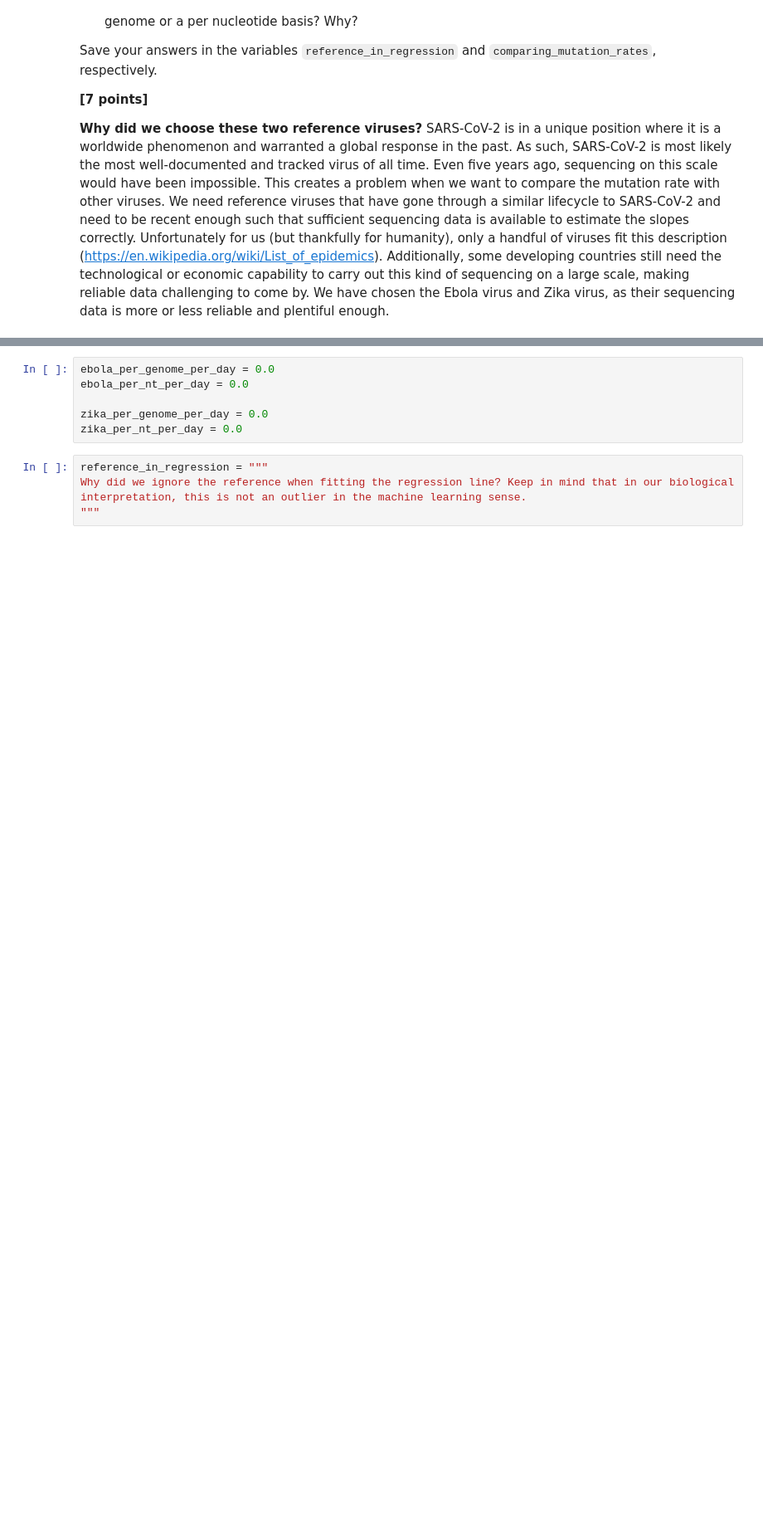
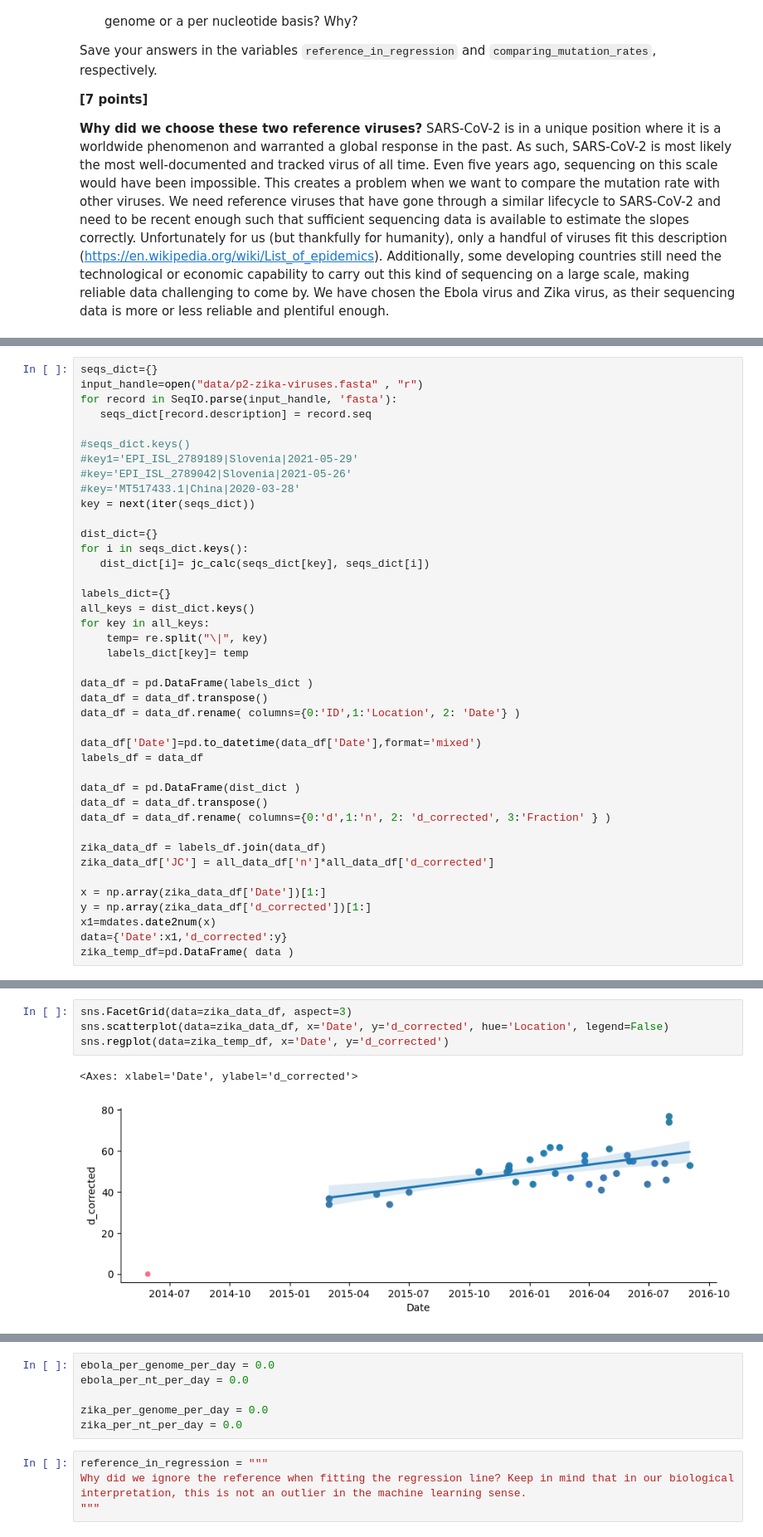
Before and after one commit to UNSW-BINF/assign_viral_evo, a Jupyter notebook: homework-4.ipynb, the cells around one changed output, grey strips where cells are left out. Shown: that part at 83% size. Saved outputs shown, nothing was run; the diff lists cells and outputs as text; blank space fills up the shorter version.

```diff
--- a/homework-4.ipynb
+++ b/homework-4.ipynb
@@ -95,0 +260,41 @@ Save your answers in the variables `reference_in_regression` and `comparing_muta
+# %%
+seqs_dict={}
+input_handle=open("data/p2-zika-viruses.fasta" , "r")
+for record in SeqIO.parse(input_handle, 'fasta'):
+   seqs_dict[record.description] = record.seq
+
+#seqs_dict.keys()
+#key1='EPI_ISL_2789189|Slovenia|2021-05-29'
+#key='EPI_ISL_2789042|Slovenia|2021-05-26'
+#key='MT517433.1|China|2020-03-28'
+key = next(iter(seqs_dict))
+
+dist_dict={}
+for i in seqs_dict.keys():
+   dist_dict[i]= jc_calc(seqs_dict[key], seqs_dict[i])
+
+labels_dict={}
+all_keys = dist_dict.keys()
+for key in all_keys:
+    temp= re.split("\|", key)
+    labels_dict[key]= temp
+
+data_df = pd.DataFrame(labels_dict )
+data_df = data_df.transpose()
+data_df = data_df.rename( columns={0:'ID',1:'Location', 2: 'Date'} )
+
+data_df['Date']=pd.to_datetime(data_df['Date'],format='mixed')
+labels_df = data_df
+
+data_df = pd.DataFrame(dist_dict )
+data_df = data_df.transpose()
+data_df = data_df.rename( columns={0:'d',1:'n', 2: 'd_corrected', 3:'Fraction' } )
+
+zika_data_df = labels_df.join(data_df)
+zika_data_df['JC'] = all_data_df['n']*all_data_df['d_corrected']
+
+x = np.array(zika_data_df['Date'])[1:]
+y = np.array(zika_data_df['d_corrected'])[1:]
+x1=mdates.date2num(x)
+data={'Date':x1,'d_corrected':y}
+zika_temp_df=pd.DataFrame( data )
@@ -95,0 +308,7 @@ Save your answers in the variables `reference_in_regression` and `comparing_muta
+# %%
+sns.FacetGrid(data=zika_data_df, aspect=3)
+sns.scatterplot(data=zika_data_df, x='Date', y='d_corrected', hue='Location', legend=False)
+sns.regplot(data=zika_temp_df, x='Date', y='d_corrected')
+# %% [output]
+<Axes: xlabel='Date', ylabel='d_corrected'>
+[figure, added]
```
Also changed, not shown: parts of 33 cells of this notebook, 1 other file.
